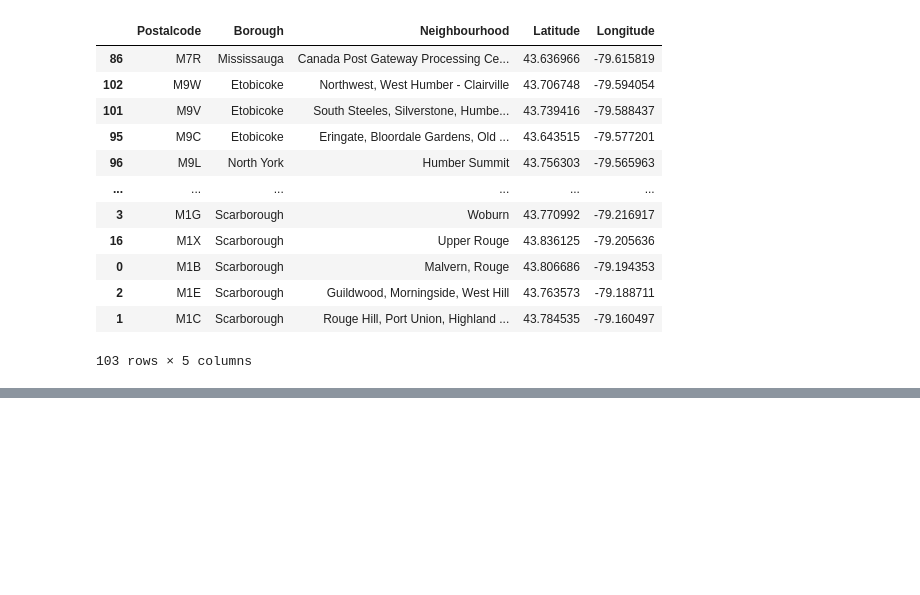
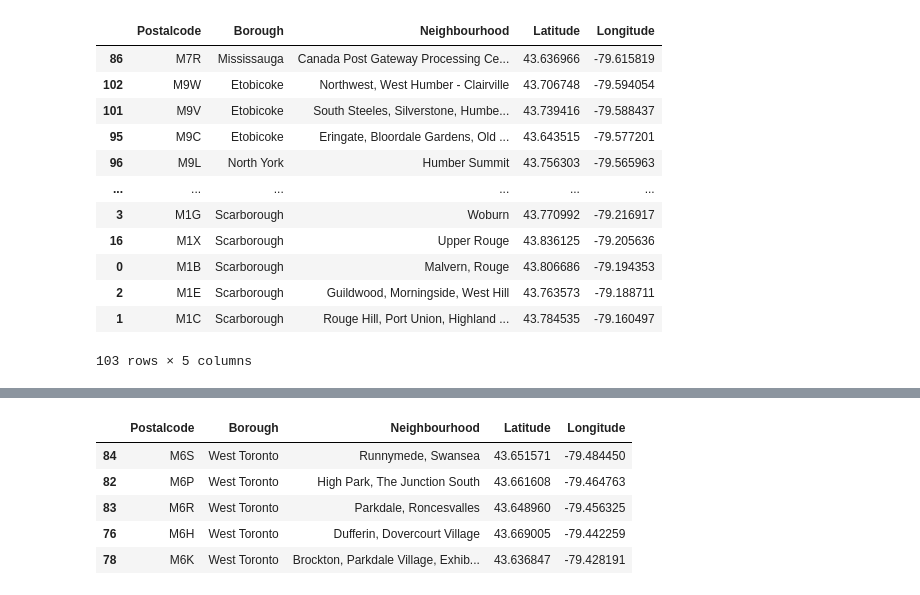
Before and after one commit to bamiller821/Coursera_Capstone, a Jupyter notebook: Foursquare API.ipynb, the cells around one changed output, grey strips where cells are left out. Cells and saved outputs as stored; diff of their text form; code cells hidden in the pictures; blank space fills up the shorter version.

```diff
--- a/Foursquare API.ipynb
+++ b/Foursquare API.ipynb
@@ -152,0 +188,10 @@ dfcan
+# %%
+dftoronto=dfcan[dfcan['Borough'].str.contains("Toronto")]
+dftoronto.head()
+# %% [output]
+|  | Postalcode | Borough | Neighbourhood | Latitude | Longitude |
+| 84 | M6S | West Toronto | Runnymede, Swansea | 43.651571 | -79.484450 |
+| 82 | M6P | West Toronto | High Park, The Junction South | 43.661608 | -79.464763 |
+| 83 | M6R | West Toronto | Parkdale, Roncesvalles | 43.648960 | -79.456325 |
+| 76 | M6H | West Toronto | Dufferin, Dovercourt Village | 43.669005 | -79.442259 |
+| 78 | M6K | West Toronto | Brockton, Parkdale Village, Exhib... | 43.636847 | -79.428191 |
```
Also changed, not shown: parts of 19 cells of this notebook.
